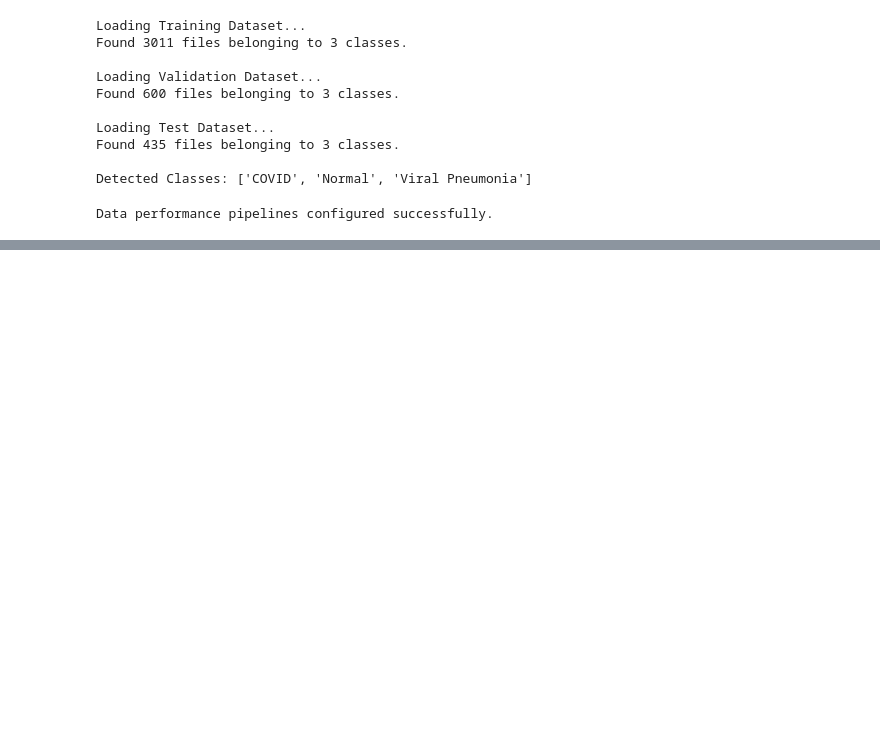
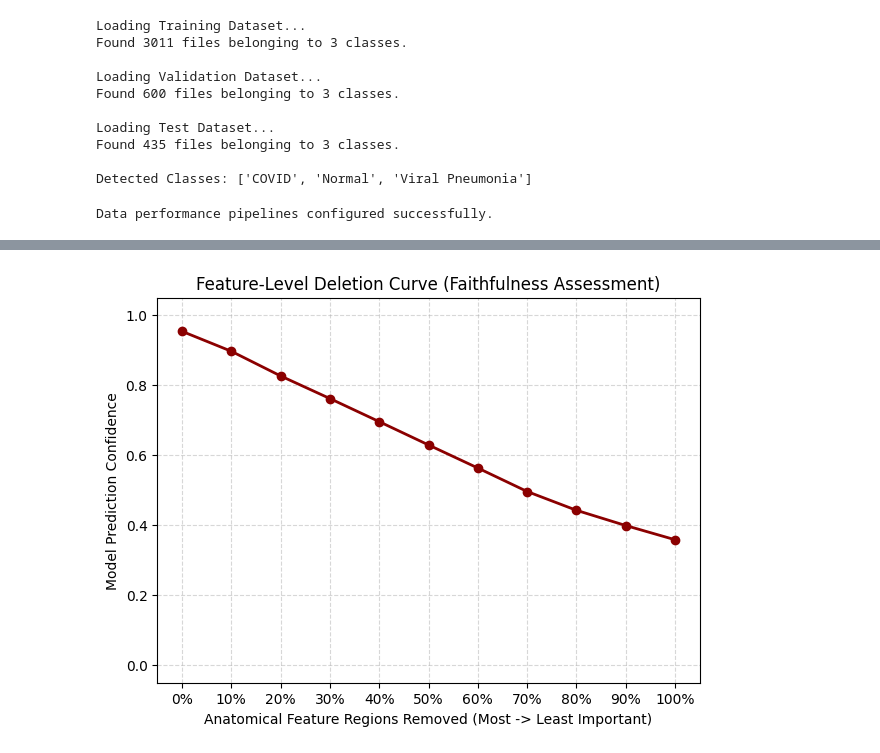
Before and after one commit to gargi-m21/ExCV-project, a Jupyter notebook: notebooks/01_eda_and_training.ipynb, the cells around one changed output, grey strips where cells are left out. Saved outputs shown, nothing was run; the diff lists cells and outputs as text; code cells hidden in the pictures; blank space fills up the shorter version.

```diff
--- a/notebooks/01_eda_and_training.ipynb
+++ b/notebooks/01_eda_and_training.ipynb
@@ -76,0 +345,98 @@ Data performance pipelines configured successfully.
+# %%
+import numpy as np
+import tensorflow as tf
+import matplotlib.pyplot as plt
+
+def calculate_heatmap_entropy(heatmap):
+    """Computes the Shannon Entropy of the normalized saliency map."""
+    flat_map = heatmap.flatten()
+    flat_map = flat_map / (np.sum(flat_map) + 1e-8)
+    probs = flat_map[flat_map > 0]
+    return -np.sum(probs * np.log2(probs))
+
+def run_feature_level_deletion(model, img_tensor, base_model_name='densenet121', steps=10):
+    """
+    Deletes feature activations directly at the final convolutional layer
+    to observe true, non-flat model confidence decay.
+    """
+    # 1. Extract internal layer layers
+    base_block = model.get_layer(base_model_name)
+    target_layer = base_block.get_layer('relu')
+
+    feature_model = tf.keras.models.Model(
+        inputs=[base_block.inputs],
+        outputs=[target_layer.output]
+    )
+
+    # 2. Extract baseline 7x7 spatial feature maps
+    processed_img = tf.keras.applications.densenet.preprocess_input(img_tensor)
+    original_feature_maps = feature_model(processed_img)
+
+    # 3. Calculate feature map channel importance
+    with tf.GradientTape() as tape:
+        conv_outputs = feature_model(processed_img)
+        x = model.get_layer('global_average_pooling2d')(conv_outputs)
+        x = model.get_layer('dropout')(x)
+        preds = model.get_layer('predictions')(x)
+        target_class = tf.argmax(preds[0])
+        class_score = preds[:, target_class]
+
+    grads = tape.gradient(class_score, conv_outputs)
+    pooled_grads = tf.reduce_mean(grads, axis=(0, 1, 2))
+
+    # 4. Generate the 7x7 coarse heatmap locations
+    heatmap_7x7 = tf.reduce_mean(conv_outputs[0] * pooled_grads, axis=-1).numpy()
+    heatmap_7x7 = np.maximum(heatmap_7x7, 0)
+
+    # Sort the 49 grid cells (7x7 spatial size) from most important to least
+    flat_heatmap = heatmap_7x7.flatten()
+    sorted_grid_indices = np.argsort(flat_heatmap)[::-1]
+
+    confidences = [class_score.numpy()[0]]
+    modified_features = original_feature_maps.numpy()
+    cells_per_step = len(sorted_grid_indices) // steps
+
+    # 5. Iteratively mask out high-importance feature cells
+    for step in range(steps):
+        start_idx = step * cells_per_step
+        end_idx = min((step + 1) * cells_per_step, len(sorted_grid_indices))
+
+        for idx in range(start_idx, end_idx):
+            grid_pos = sorted_grid_indices[idx]
+            y, x = np.unravel_index(grid_pos, (7, 7))
+            modified_features[0, y, x, :] = 0.0 # Clear feature activation maps entirely
+
+        # Push through final classification head layers
+        feat_input = tf.convert_to_tensor(modified_features)
+        x_head = model.get_layer('global_average_pooling2d')(feat_input)
+        x_head = model.get_layer('dropout')(x_head)
+        new_preds = model.get_layer('predictions')(x_head)
+
+        confidences.append(new_preds[0][target_class].numpy())
+
+    return confidences
+
+# ==========================================
+# EXECUTION AND PLOTTING
+# ==========================================
+
+# 1. Compute Saliency Entropy [cite: 20]
+entropy_score = calculate_heatmap_entropy(heatmap)
+print(f"--- Saliency Map Metrics ---")
+print(f"Shannon Entropy Score: {entropy_score:.4f} bits\n")
+
+# 2. Run the Feature-Level Deletion Loop [cite: 19]
+steps_count = 10
+confidence_drop_curve = run_feature_level_deletion(model, sample_img, 'densenet121', steps=steps_count)
+
+# 3. Plot the true downward trend curve [cite: 18]
+plt.figure(figsize=(7, 5))
+plt.plot(range(steps_count + 1), confidence_drop_curve, marker='o', color='darkred', linewidth=2)
+plt.title('Feature-Level Deletion Curve (Faithfulness Assessment)')
+plt.xlabel('Anatomical Feature Regions Removed (Most -> Least Important)')
+plt.ylabel('Model Prediction Confidence')
+plt.grid(True, linestyle='--', alpha=0.5)
+plt.xticks(range(steps_count + 1), labels=[f"{i*10}%" for i in range(steps_count + 1)])
+plt.ylim(-0.05, 1.05)
+plt.show()
+# %% [output]
@@ -76,0 +445 @@ Data performance pipelines configured successfully.
+[figure, added]
```
Also changed, not shown: parts of 7 cells of this notebook.
